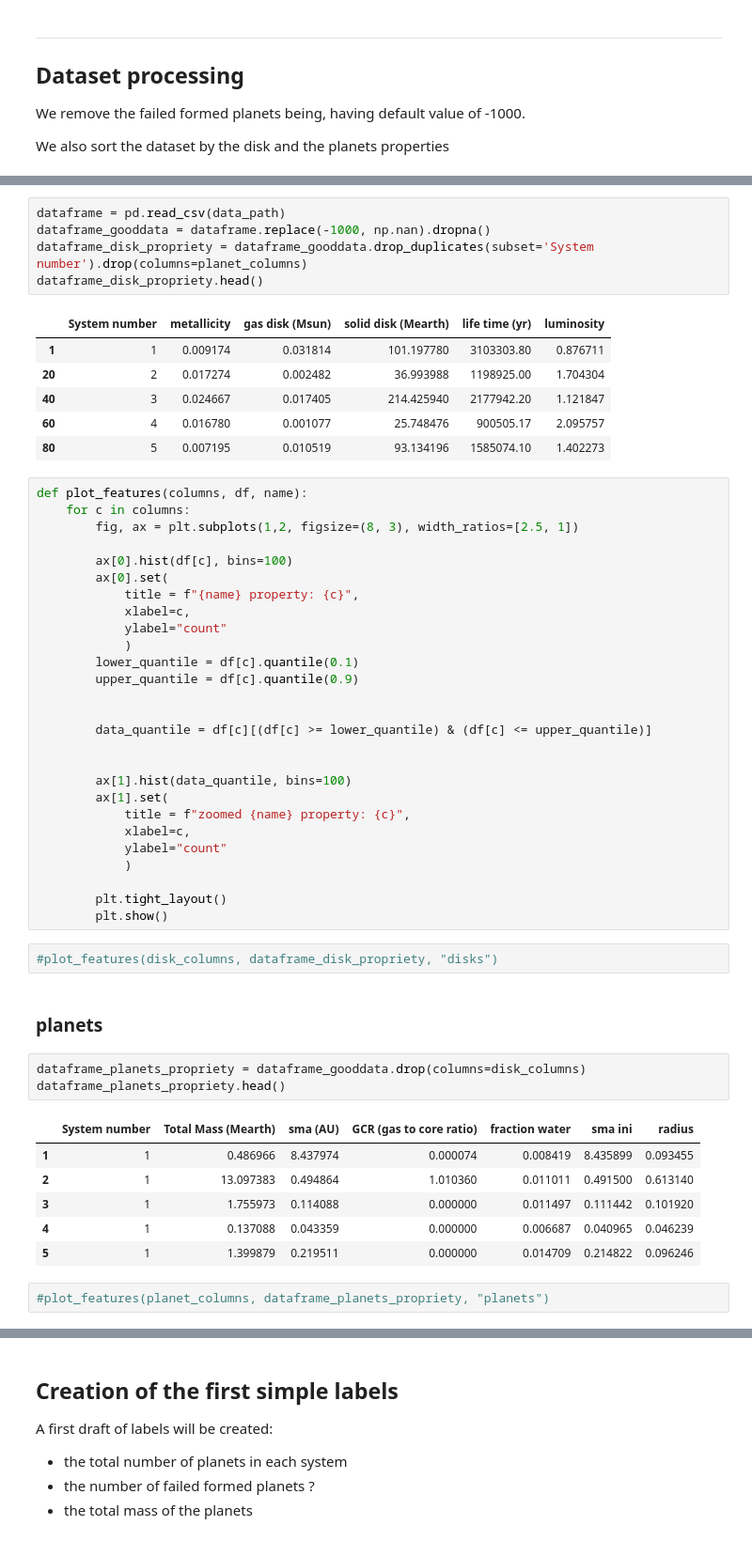
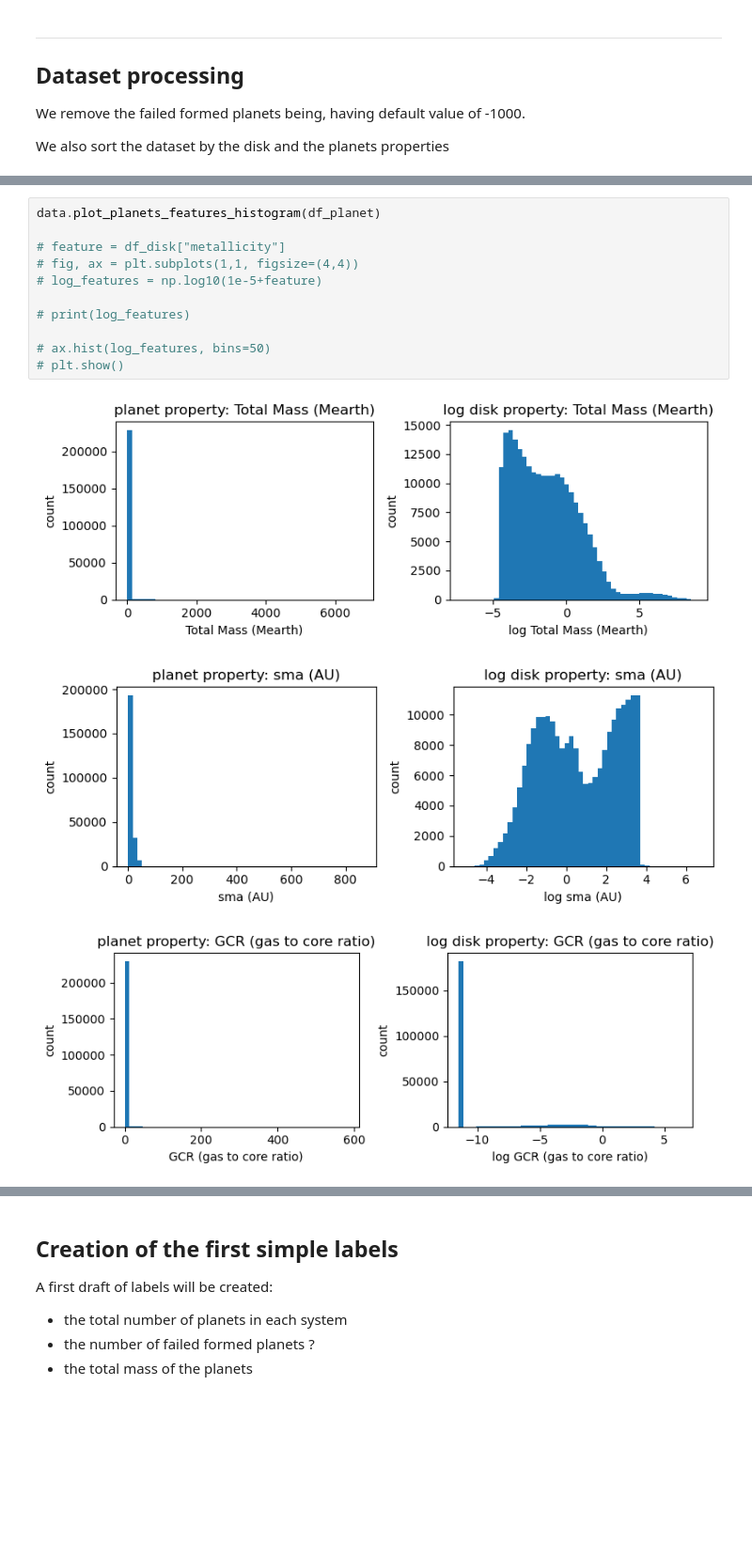
Before and after one commit to yannholzer/pai_costum_project, a Jupyter notebook: system_vizualisation.ipynb, the cells around one changed output, grey strips where cells are left out. Shown at 94% size. Cells and saved outputs as stored; diff of their text form; blank space fills up the shorter version.

```diff
--- a/system_vizualisation.ipynb
+++ b/system_vizualisation.ipynb
@@ -42,55 +77,15 @@ disk_columns = ["metallicity", "gas disk (Msun)", "solid disk (Mearth)", "life t
-# %%
-dataframe = pd.read_csv(data_path)
-dataframe_gooddata = dataframe.replace(-1000, np.nan).dropna()
-dataframe_disk_propriety = dataframe_gooddata.drop_duplicates(subset='System number').drop(columns=planet_columns)
-dataframe_disk_propriety.head()
-# %% [output]
-|  | System number | metallicity | gas disk (Msun) | solid disk (Mearth) | life time (yr) | luminosity |
-| 1 | 1 | 0.009174 | 0.031814 | 101.197780 | 3103303.80 | 0.876711 |
-| 20 | 2 | 0.017274 | 0.002482 | 36.993988 | 1198925.00 | 1.704304 |
-| 40 | 3 | 0.024667 | 0.017405 | 214.425940 | 2177942.20 | 1.121847 |
-| 60 | 4 | 0.016780 | 0.001077 | 25.748476 | 900505.17 | 2.095757 |
-| 80 | 5 | 0.007195 | 0.010519 | 93.134196 | 1585074.10 | 1.402273 |
-# %%
-def plot_features(columns, df, name):
-    for c in columns:
-        fig, ax = plt.subplots(1,2, figsize=(8, 3), width_ratios=[2.5, 1])
-
-        ax[0].hist(df[c], bins=100)
-        ax[0].set(
-            title = f"{name} property: {c}",
-            xlabel=c,
-            ylabel="count"
-            )
-        lower_quantile = df[c].quantile(0.1)
-        upper_quantile = df[c].quantile(0.9)
-
-
-        data_quantile = df[c][(df[c] >= lower_quantile) & (df[c] <= upper_quantile)]
-
-
-        ax[1].hist(data_quantile, bins=100)
-        ax[1].set(
-            title = f"zoomed {name} property: {c}",
-            xlabel=c,
-            ylabel="count"
-            )
-
-        plt.tight_layout()
-        plt.show()
-# %%
-#plot_features(disk_columns, dataframe_disk_propriety, "disks")
-# %% [markdown]
-### planets
-# %%
-dataframe_planets_propriety = dataframe_gooddata.drop(columns=disk_columns)
-dataframe_planets_propriety.head()
-# %% [output]
-|  | System number | Total Mass (Mearth) | sma (AU) | GCR (gas to core ratio) | fraction water | sma ini | radius |
-| 1 | 1 | 0.486966 | 8.437974 | 0.000074 | 0.008419 | 8.435899 | 0.093455 |
-| 2 | 1 | 13.097383 | 0.494864 | 1.010360 | 0.011011 | 0.491500 | 0.613140 |
-| 3 | 1 | 1.755973 | 0.114088 | 0.000000 | 0.011497 | 0.111442 | 0.101920 |
-| 4 | 1 | 0.137088 | 0.043359 | 0.000000 | 0.006687 | 0.040965 | 0.046239 |
-| 5 | 1 | 1.399879 | 0.219511 | 0.000000 | 0.014709 | 0.214822 | 0.096246 |
-# %%
-#plot_features(planet_columns, dataframe_planets_propriety, "planets")
+# %%
+data.plot_planets_features_histogram(df_planet)
+
+# feature = df_disk["metallicity"]
+# fig, ax = plt.subplots(1,1, figsize=(4,4))
+# log_features = np.log10(1e-5+feature)
+
+# print(log_features)
+
+# ax.hist(log_features, bins=50)
+# plt.show()
+# %% [output]
+[figure, added]
+[figure, added]
+[figure, added]
```
Also changed, not shown: parts of 24 cells of this notebook, 39 other files.
